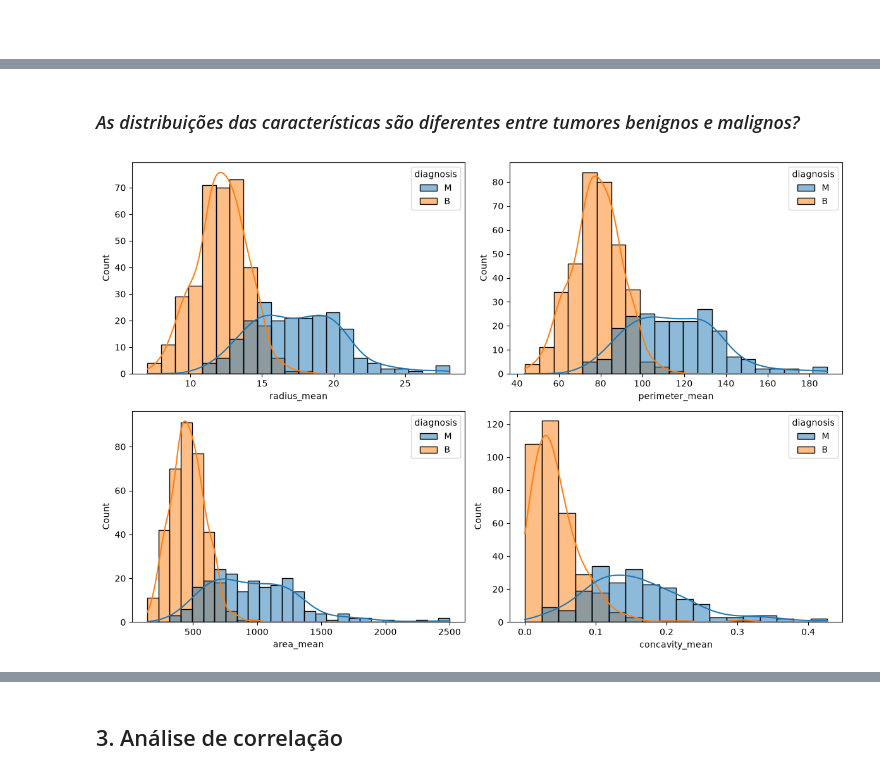
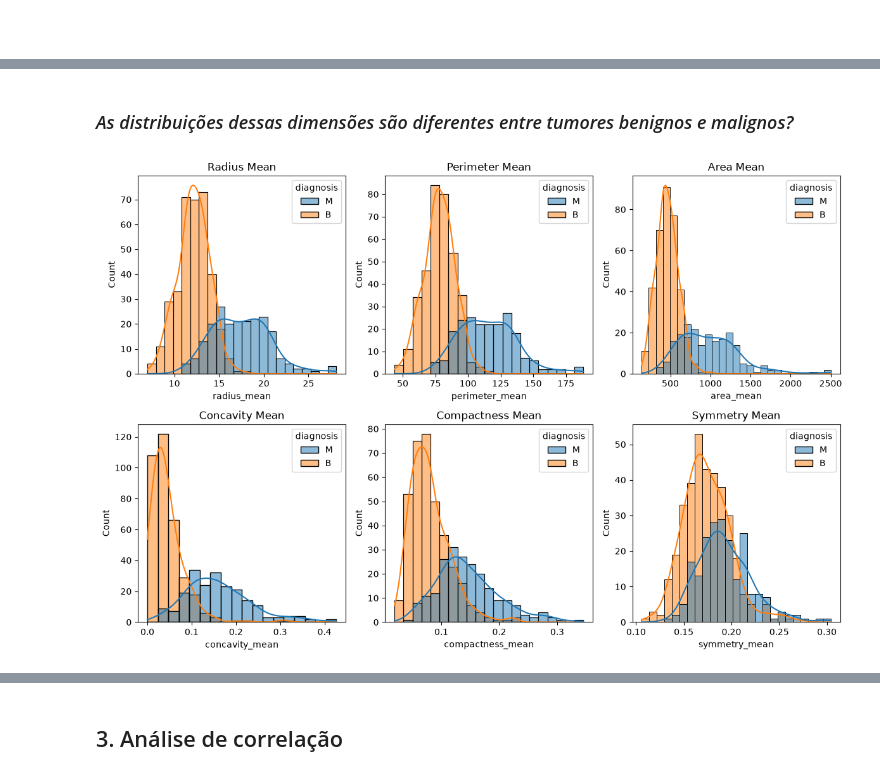
Before and after one commit to Rafael-Evangelista/tech-challenge-fiap, a Jupyter notebook: notebooks/01_analise_e_modelagem.ipynb, the cells around one changed output, grey strips where cells are left out. Saved outputs shown, nothing was run; the diff lists cells and outputs as text; code cells hidden in the pictures.

```diff
--- a/notebooks/01_analise_e_modelagem.ipynb
+++ b/notebooks/01_analise_e_modelagem.ipynb
@@ -236,42 +279,29 @@ Observa-se que tumores malignos apresentam valores medianos significativamente s
 # %% [markdown]
-### *As distribuições das características são diferentes entre tumores benignos e malignos?*
+### *As distribuições dessas dimensões são diferentes entre tumores benignos e malignos?*
 # %%
-fig, axes = plt.subplots(2, 2, figsize=(12,8))
+features = [
+    'radius_mean',
+    'perimeter_mean',
+    'area_mean',
+    'concavity_mean',
+    'compactness_mean',
+    'symmetry_mean'
+]
 
-sns.histplot(
-    data=df,
-    x='radius_mean',
-    hue='diagnosis',
-    kde=True,
-    ax=axes[0,0]
-)
+fig, axes = plt.subplots(2, 3, figsize=(12, 8))
 
-sns.histplot(
-    data=df,
-    x='perimeter_mean',
-    hue='diagnosis',
-    kde=True,
-    ax=axes[0,1]
-)
-
-sns.histplot(
-    data=df,
-    x='area_mean',
-    hue='diagnosis',
-    kde=True,
-    ax=axes[1,0]
-)
-
-sns.histplot(
-    data=df,
-    x='concavity_mean',
-    hue='diagnosis',
-    kde=True,
-    ax=axes[1,1]
-)
+for ax, col in zip(axes.flat, features):
+    sns.histplot(
+        data=df,
+        x=col,
+        hue='diagnosis',
+        kde=True,
+        ax=ax
+    )
+    ax.set_title(col.replace('_', ' ').title())
 
 plt.tight_layout()
 plt.show()
 # %% [output]
-[figure, old version]
+[figure, new version]
 # %% [markdown]
```
Also changed, not shown: parts of 56 cells of this notebook.
